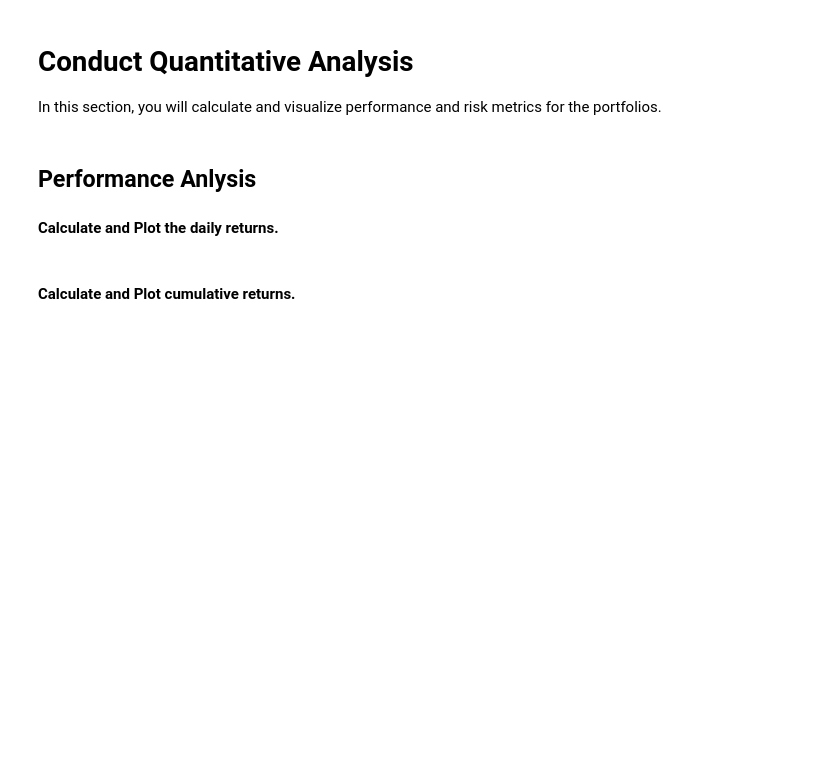
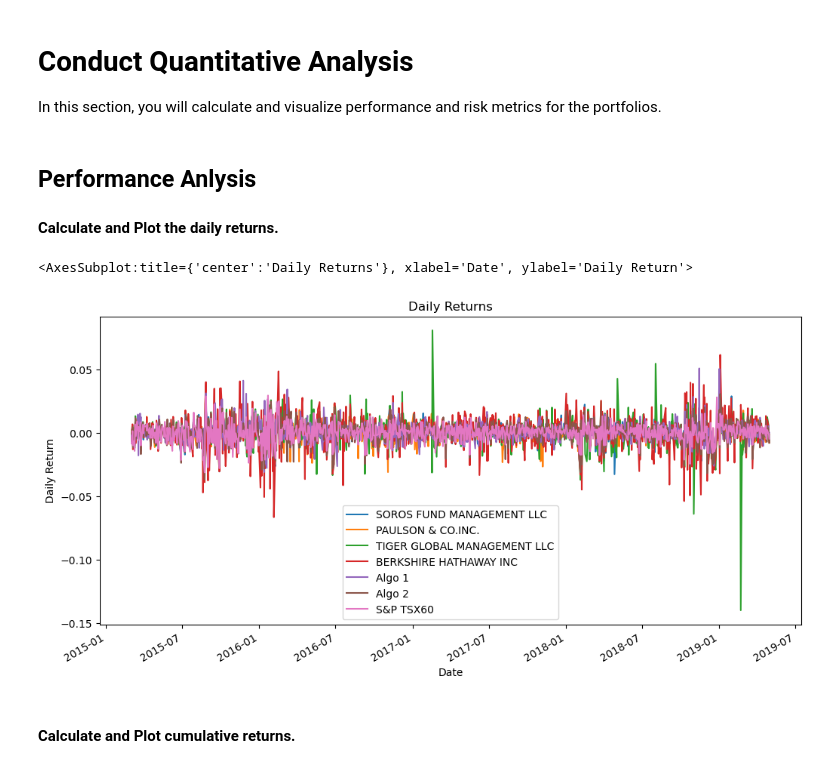
Before and after one commit to Majeedraheem/Portfolio-Quantitative-Analysis, a Jupyter notebook: whale_analysis_dont.ipynb, the cells around one changed output. Saved outputs shown, nothing was run; the diff lists cells and outputs as text; code cells hidden in the pictures; blank space fills up the shorter version.

```diff
--- a/whale_analysis_dont.ipynb
+++ b/whale_analysis_dont.ipynb
@@ -61,0 +150,3 @@ Read the S&P TSX 60 historic closing prices and create a new daily returns DataF
+# %%
+#drop null values and save the dataframe with no null values
+sp_return_df=sp_return_df.dropna()
@@ -61,0 +160,7 @@ Read the S&P TSX 60 historic closing prices and create a new daily returns DataF
+# %%
+#Rename Close cloumn to match what whale proftoflio names look like
+sp_return_df=sp_return_df.rename(columns={'Close': 'S&P TSX60'})
+# %%
+## Calculate the daily return using the 'pct_change()' function
+sp_return_df = sp_return_df.pct_change()
+sp_return_df.head()
@@ -63,3 +176,4 @@ Read the S&P TSX 60 historic closing prices and create a new daily returns DataF
 ## Combine Whale, Algorithmic, and S&P TSX 60 Returns
 # %%
 # Join Whale Returns, Algorithmic Returns, and the S&P TSX 60 Returns into a single DataFrame with columns for each portfolio's returns.
+returns_all_df_con = pd.concat([whales_return_df,algo_return_df,sp_return_df], axis=1, join='inner')
@@ -75,6 +199,10 @@ In this section, you will calculate and visualize performance and risk metrics f
 #### Calculate and Plot the daily returns.
 # %%
 # Plot daily returns of all portfolios
+returns_all_df_con.plot(figsize=(12, 6), title='Daily Returns', xlabel='Date', ylabel='Daily Return')
+# %% [output]
+<AxesSubplot:title={'center':'Daily Returns'}, xlabel='Date', ylabel='Daily Return'>
+[figure, added]
 # %% [markdown]
 #### Calculate and Plot cumulative returns.
 # %%
```
Also changed, not shown: parts of 85 cells of this notebook, 4 other files.
